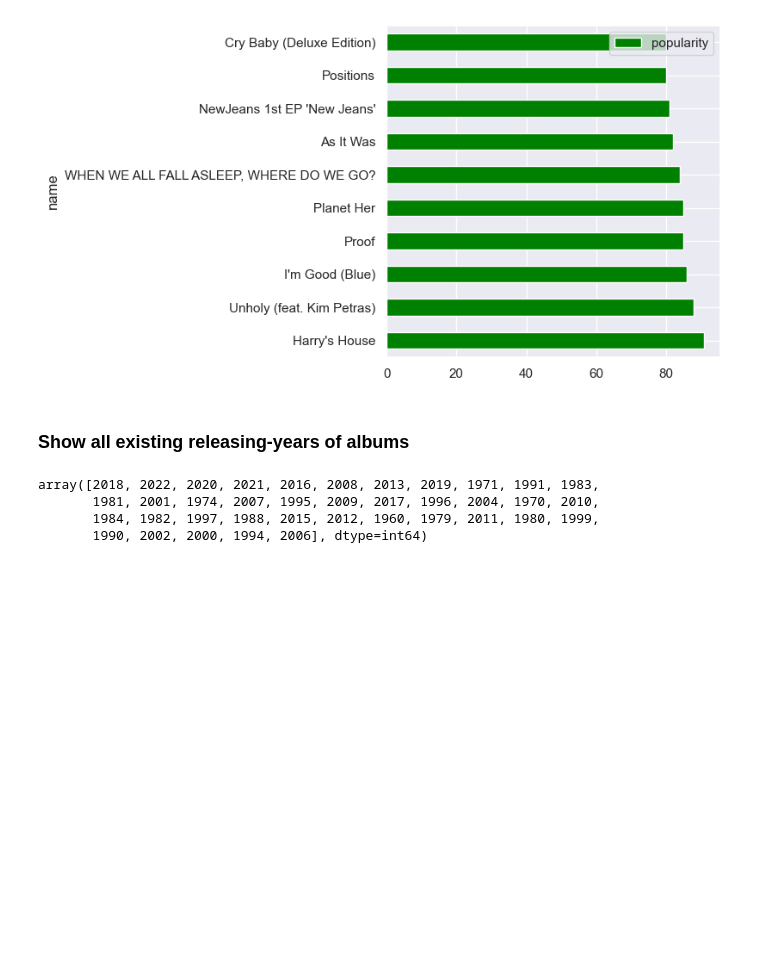
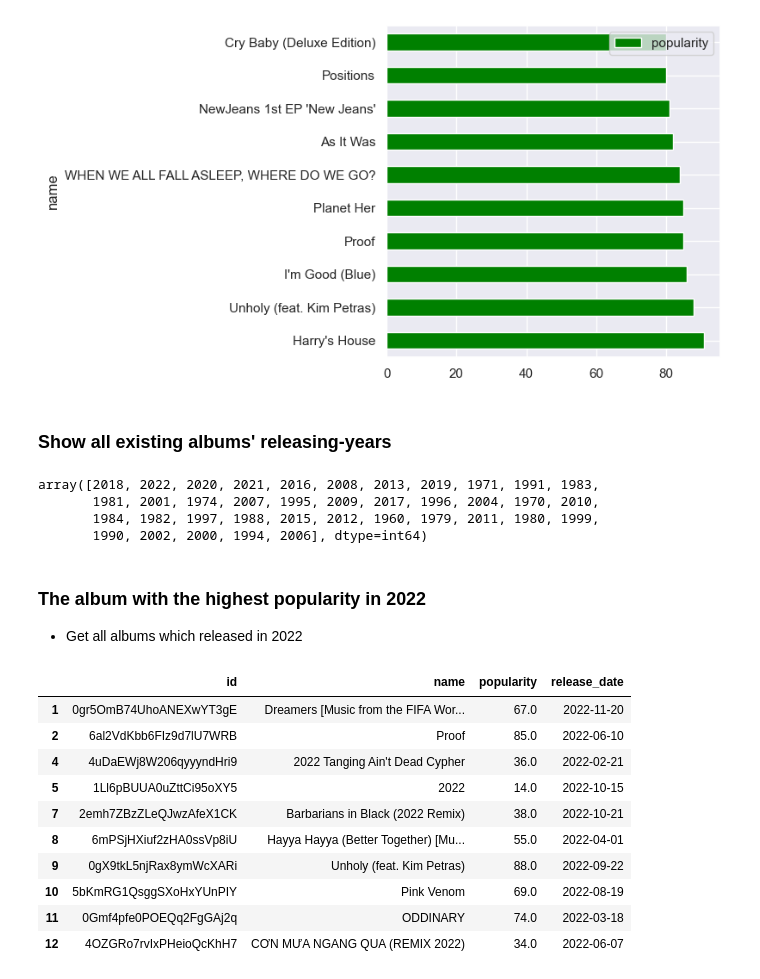
Before and after one commit to quytrungg/Final_Project_CSC14119, a Jupyter notebook: albums_data_exploration.ipynb, the cells around one changed output. Cells and saved outputs as stored; diff of their text form; code cells hidden in the pictures; blank space fills up the shorter version.

```diff
--- a/albums_data_exploration.ipynb
+++ b/albums_data_exploration.ipynb
@@ -195,7 +191,7 @@ top10_popularity.set_index('name').plot.barh(figsize = (5, 5), color = "green")
 <AxesSubplot: ylabel='name'>
 [figure]
 # %% [markdown]
-### <b>Show all existing releasing-years of albums</b>
+### <b>Show all existing albums' releasing-years</b>
 # %%
 dropped_album['release_date'].dt.year.unique()
 # %% [output]
@@ -203,3 +199,22 @@ array([2018, 2022, 2020, 2021, 2016, 2008, 2013, 2019, 1971, 1991, 1983,
        1981, 2001, 1974, 2007, 1995, 2009, 2017, 1996, 2004, 1970, 2010,
        1984, 1982, 1997, 1988, 2015, 2012, 1960, 1979, 2011, 1980, 1999,
        1990, 2002, 2000, 1994, 2006], dtype=int64)
+# %% [markdown]
+### <b>The album with the highest popularity in 2022</b>
+- Get all albums which released in 2022
+# %%
+albums_2022 = dropped_album[['id', 'name', 'popularity', 'release_date']].where(dropped_album['release_date'].dt.year == 2022)
+albums_2022.dropna(inplace = True)
+albums_2022.head(10)
+# %% [output]
+|  | id | name | popularity | release_date |
+| 1 | 0gr5OmB74UhoANEXwYT3gE | Dreamers [Music from the FIFA Wor... | 67.0 | 2022-11-20 |
+| 2 | 6al2VdKbb6FIz9d7lU7WRB | Proof | 85.0 | 2022-06-10 |
+| 4 | 4uDaEWj8W206qyyyndHri9 | 2022 Tanging Ain't Dead Cypher | 36.0 | 2022-02-21 |
+| 5 | 1Ll6pBUUA0uZttCi95oXY5 | 2022 | 14.0 | 2022-10-15 |
+| 7 | 2emh7ZBzZLeQJwzAfeX1CK | Barbarians in Black (2022 Remix) | 38.0 | 2022-10-21 |
+| 8 | 6mPSjHXiuf2zHA0ssVp8iU | Hayya Hayya (Better Together) [Mu... | 55.0 | 2022-04-01 |
+| 9 | 0gX9tkL5njRax8ymWcXARi | Unholy (feat. Kim Petras) | 88.0 | 2022-09-22 |
+| 10 | 5bKmRG1QsggSXoHxYUnPIY | Pink Venom | 69.0 | 2022-08-19 |
+| 11 | 0Gmf4pfe0POEQq2FgGAj2q | ODDINARY | 74.0 | 2022-03-18 |
+| 12 | 4OZGRo7rvIxPHeioQcKhH7 | CƠN MƯA NGANG QUA (REMIX 2022) | 34.0 | 2022-06-07 |
```
Also changed, not shown: parts of 12 cells of this notebook.
